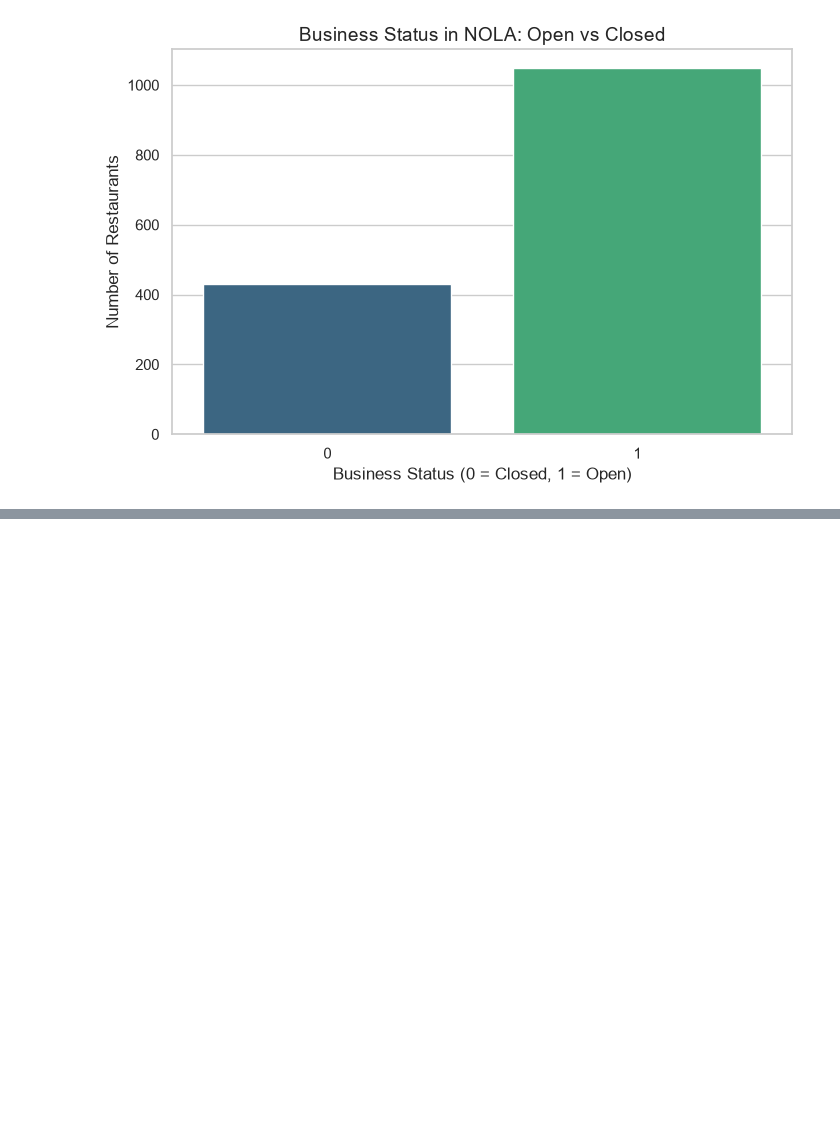
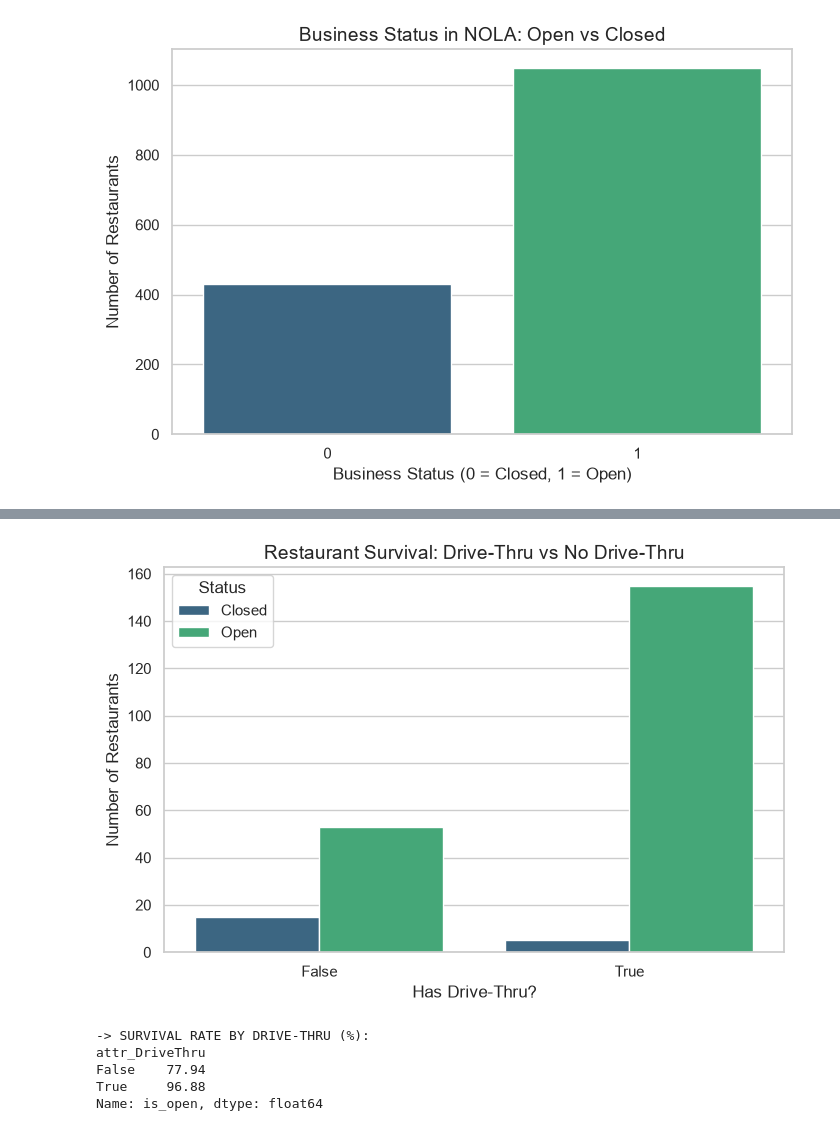
Before and after one commit to moisesoli/yelp-restaurant-analysis, a Jupyter notebook: notebooks/02_exploratory_data_analysis.ipynb, the cells around one changed output, grey strips where cells are left out. Saved outputs shown, nothing was run; the diff lists cells and outputs as text; code cells hidden in the pictures; blank space fills up the shorter version.

```diff
--- a/notebooks/02_exploratory_data_analysis.ipynb
+++ b/notebooks/02_exploratory_data_analysis.ipynb
@@ -31,0 +70,31 @@ plt.show()
+# %%
+#Plot 3: Drive-Thru vs No Drive-Thru
+# 1. Filter only restaurants with 'True' or 'False' for DriveThru
+df_drivethru = df_nola[df_nola['attr_DriveThru'].isin(['True', 'False'])]
+
+# 2. Plot the bar chart
+plt.figure(figsize=(8, 5))
+sns.countplot(
+    data=df_drivethru,
+    x='attr_DriveThru',
+    hue='is_open',
+    palette='viridis'
+)
+
+plt.title('Restaurant Survival: Drive-Thru vs No Drive-Thru', fontsize=14)
+plt.xlabel('Has Drive-Thru?', fontsize=12)
+plt.ylabel('Number of Restaurants', fontsize=12)
+plt.legend(title='Status', labels=['Closed', 'Open'])
+plt.show()
+
+# 3. Calculate the survival rate (%) for each group
+print("-> SURVIVAL RATE BY DRIVE-THRU (%):")
+survival_dt = df_drivethru.groupby('attr_DriveThru')['is_open'].mean() * 100
+print(survival_dt.round(2))
+# %% [output]
+[figure, added]
+-> SURVIVAL RATE BY DRIVE-THRU (%):
+attr_DriveThru
+False    77.94
+True     96.88
+Name: is_open, dtype: float64
```
Also changed, not shown: parts of 2 cells of this notebook, 1 other file.
